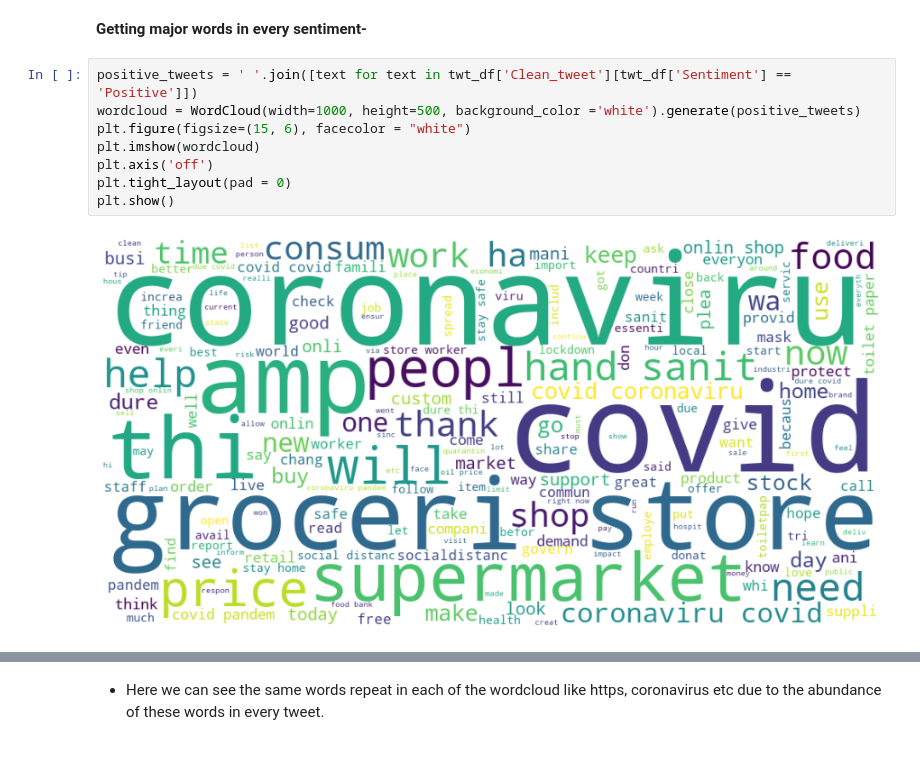
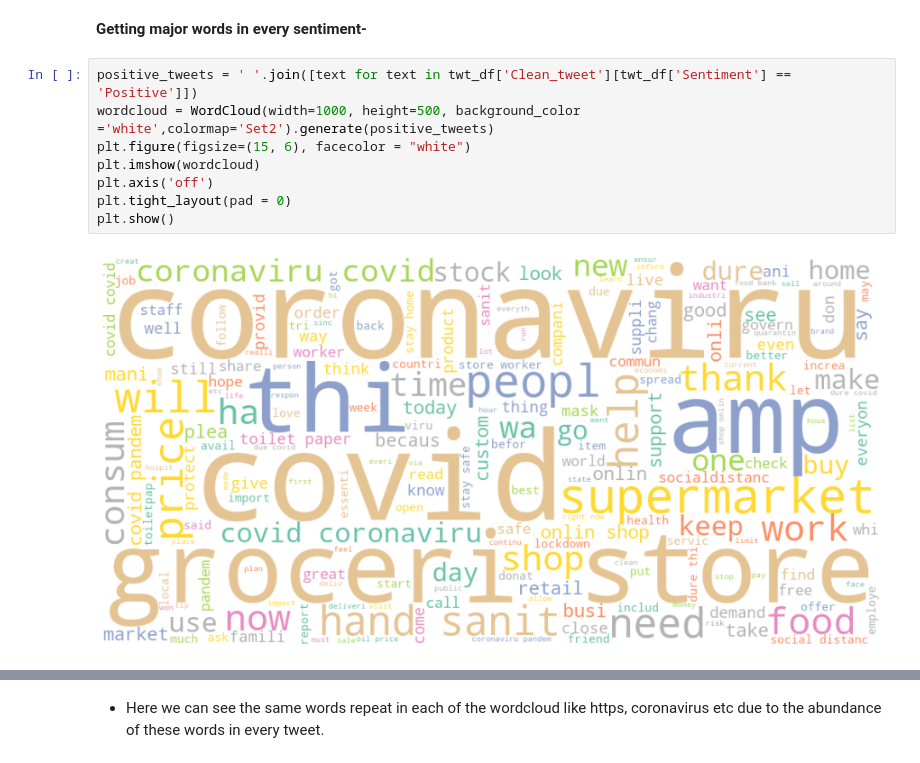
Before and after one commit to Nikkiie/Covid-tweet-sentiment-analysis-Classification, a Jupyter notebook: Covid_19_Tweet_Analysis.ipynb, the cells around one changed output, grey strips where cells are left out. Cells and saved outputs as stored; diff of their text form.

```diff
--- a/Covid_19_Tweet_Analysis.ipynb
+++ b/Covid_19_Tweet_Analysis.ipynb
@@ -571,14 +552,14 @@ twt_df.head()
 **Getting major words in every sentiment-**
 # %%
 positive_tweets = ' '.join([text for text in twt_df['Clean_tweet'][twt_df['Sentiment'] == 'Positive']])
-wordcloud = WordCloud(width=1000, height=500, background_color ='white').generate(positive_tweets)
+wordcloud = WordCloud(width=1000, height=500, background_color ='white',colormap='Set2').generate(positive_tweets)
 plt.figure(figsize=(15, 6), facecolor = "white")
 plt.imshow(wordcloud)
 plt.axis('off')
 plt.tight_layout(pad = 0)
 plt.show()
 # %% [output]
-[figure, old version]
+[figure, new version]
 # %%
 neutral_tweets = ' '.join([text for text in twt_df['Clean_tweet'][twt_df['Sentiment'] == 'Neutral']])
 wordcloud = WordCloud(width=1000, height=500, background_color ='white').generate(neutral_tweets)
```
Also changed, not shown: parts of 13 cells of this notebook.
